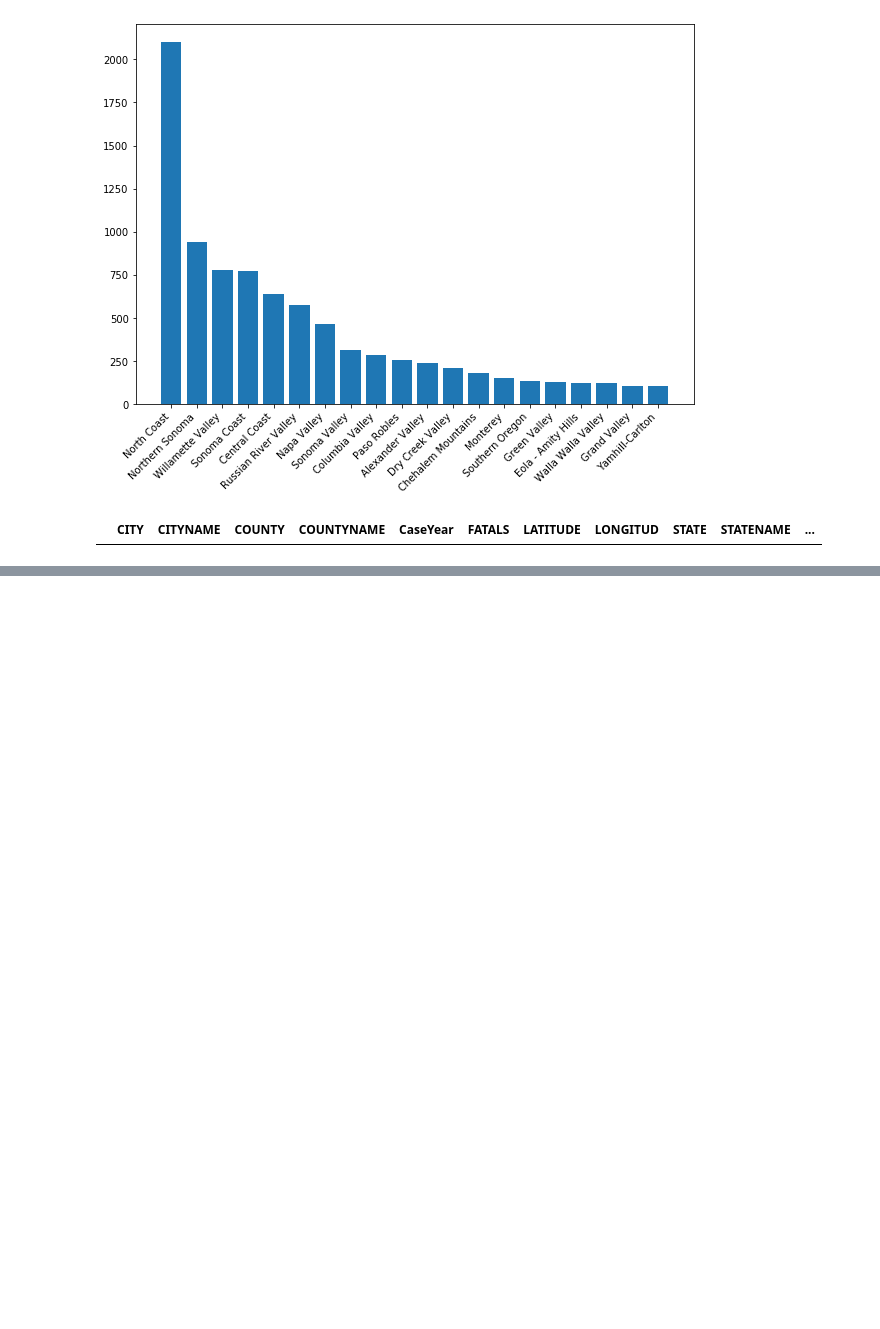
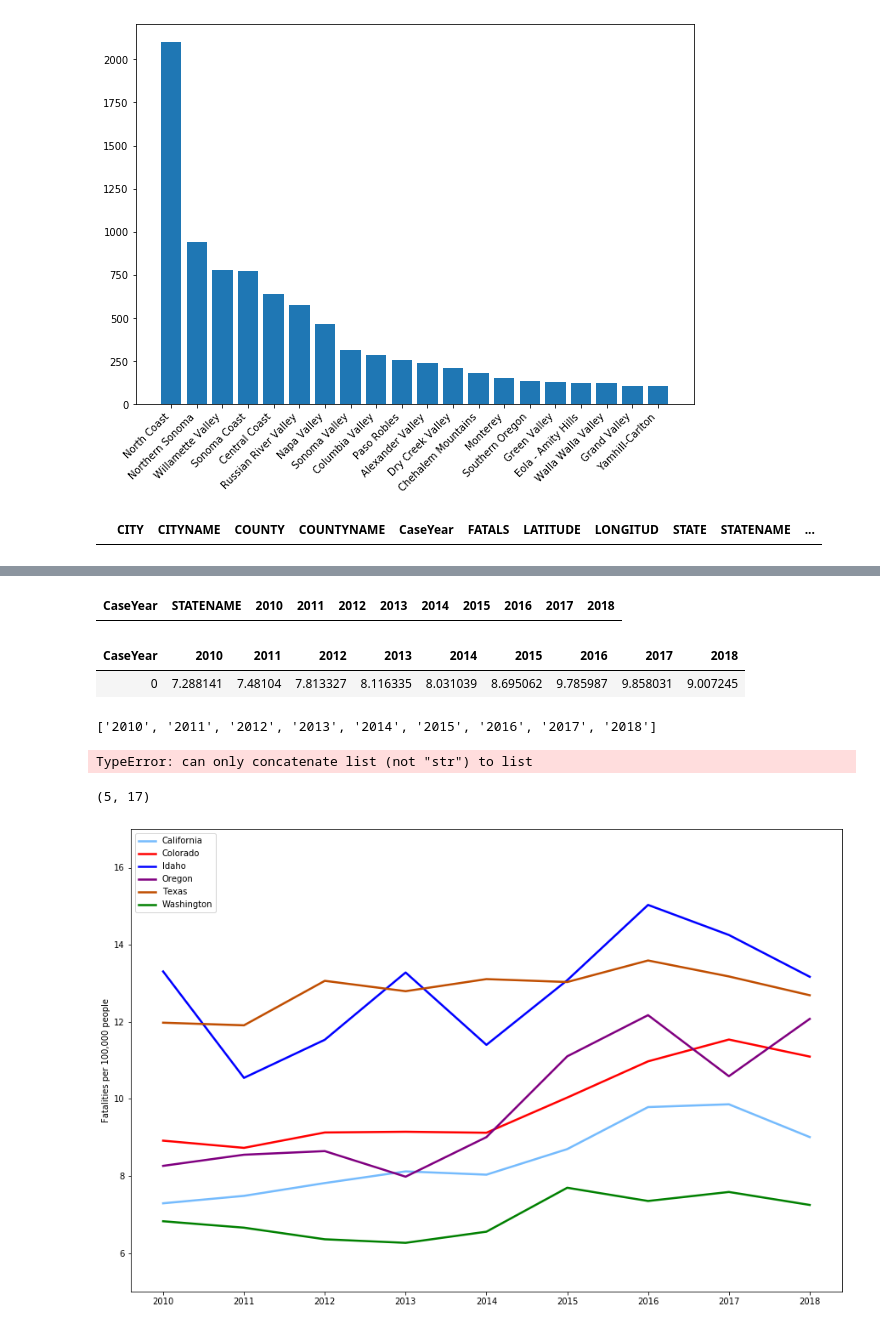
Before and after one commit to epayne323/ProjectOneRepo, a Jupyter notebook: Notebooks/working_EP.ipynb, the cells around one changed output, grey strips where cells are left out. Cells and saved outputs as stored; diff of their text form; code cells hidden in the pictures; blank space fills up the shorter version.

Commit message:
added plots for car crash fatalities vs. number of wine producers, some minor raw data

```diff
--- a/Notebooks/working_EP.ipynb
+++ b/Notebooks/working_EP.ipynb
@@ -150,0 +149,7 @@ Name: FATALS, dtype: int32
+# %%
+state_populations = state_populations.set_index("STATE")
+# %%
+fatals = fatals.pivot(index="STATENAME",columns="CaseYear",values="FATALS").reset_index()
+fatals_groups = fatals.groupby("STATENAME")
+fatals
+# fatals.head()
@@ -150,0 +164,48 @@ Name: FATALS, dtype: int32
+# %%
+state_populations.drop(["Census", "Estimates Base"], inplace=True)
+# %%
+fatal_rates = fatals.drop(fatals.index[:])
+fatal_rates
+# %% [output]
+| CaseYear | STATENAME | 2010 | 2011 | 2012 | 2013 | 2014 | 2015 | 2016 | 2017 | 2018 |
+# %%
+# fatals_groups.get_group("California")["FATALS"] / state_populations["California"]
+fatals_groups.get_group("California").loc[:,crash_years] * 100000/ state_populations["California"]
+# state_populations.head()
+# fatals_groups.get_group("California")["FATALS"]
+# state_populations.iloc[5, 2:]
+# %% [output]
+| CaseYear | 2010 | 2011 | 2012 | 2013 | 2014 | 2015 | 2016 | 2017 | 2018 |
+| 0 | 7.288141 | 7.48104 | 7.813327 | 8.116335 | 8.031039 | 8.695062 | 9.785987 | 9.858031 | 9.007245 |
+# %%
+state_colors = \
+{
+    "California": "xkcd:sky blue",
+    "Colorado": "red",
+    "Idaho": "blue",
+    "Oregon": "purple",
+    "Texas": "xkcd:burnt orange",
+    "Washington": "green"
+}
+crash_years = [str(x) for x in range(2010, 2019,1)]
+crash_years
+# %% [output]
+['2010', '2011', '2012', '2013', '2014', '2015', '2016', '2017', '2018']
+# %%
+crash_years + "_fatal"
+# %% [output]
+TypeError: can only concatenate list (not "str") to list
+# %%
+plt.figure(figsize=(15,10))
+xticks = range(2010, 2019, 1)
+for state in state_colors.keys():
+    # plotting the fatality rate per 100,000 people
+    plt.plot(xticks, fatals_groups.get_group(state)["FATALS"]*100000/state_populations[state],
+             color = state_colors[state], label=state, linewidth=2.5)
+
+plt.ylabel("Fatalities per 100,000 people")
+plt.legend(loc="upper left")
+plt.ylim((5,17))
+# %% [output]
+(5, 17)
+[figure, added]
```
Also changed, not shown: parts of 17 cells of this notebook, 3 other files.
